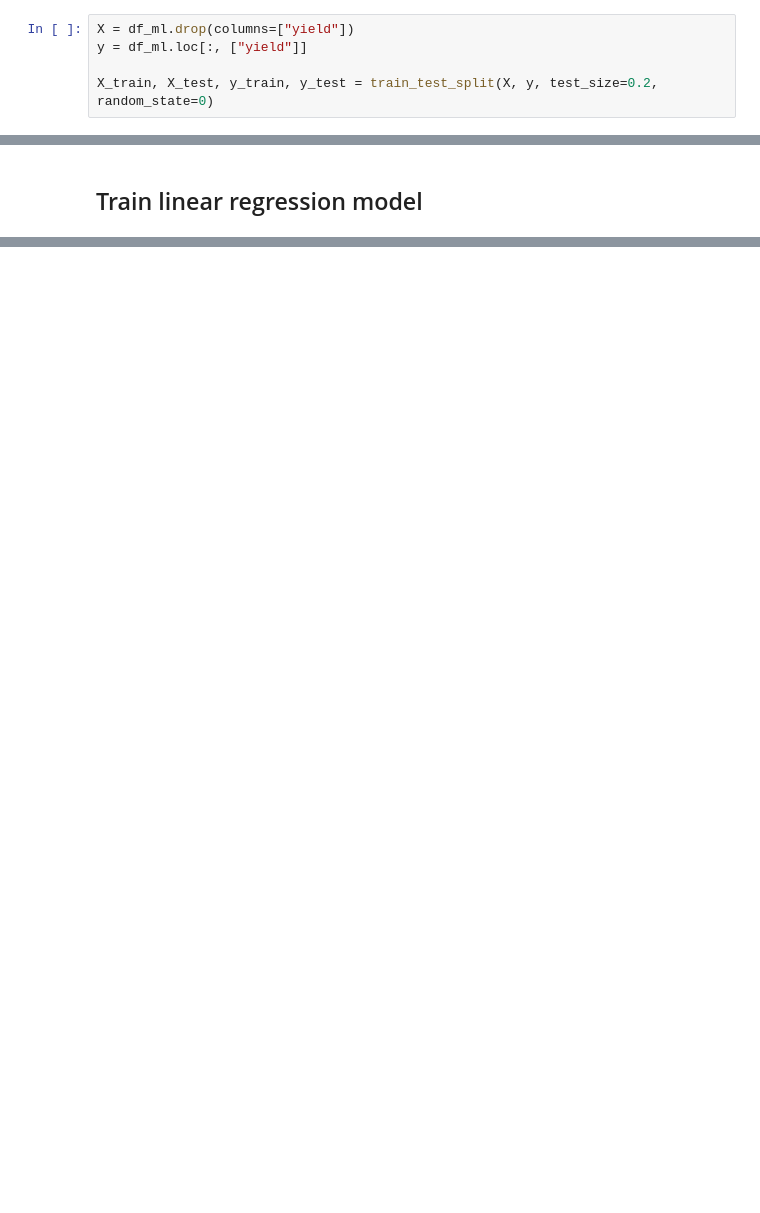
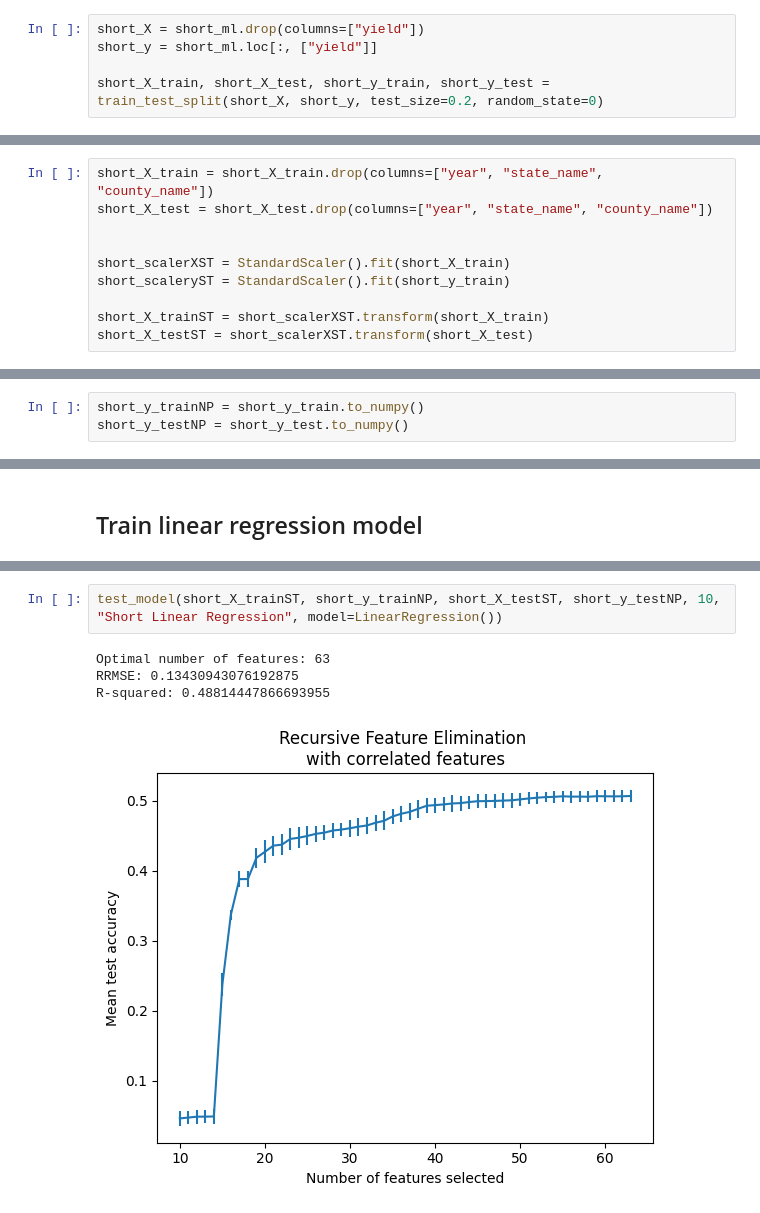
Before and after one commit to claudiosv/Computing-for-Food-Security, a Jupyter notebook: Project 3/ml-tests.ipynb, the cells around one changed output, grey strips where cells are left out. Cells and saved outputs as stored; diff of their text form; blank space fills up the shorter version.

```diff
--- a/Project 3/ml-tests.ipynb
+++ b/Project 3/ml-tests.ipynb
@@ -160,7 +205,7 @@ long_window_df = df_ml[long_window_columns]
 # %% [markdown]
 ## Separate into features and labels
 # %%
-X = df_ml.drop(columns=["yield"])
-y = df_ml.loc[:, ["yield"]]
+short_X = short_ml.drop(columns=["yield"])
+short_y = short_ml.loc[:, ["yield"]]
 
-X_train, X_test, y_train, y_test = train_test_split(X, y, test_size=0.2, random_state=0)
+short_X_train, short_X_test, short_y_train, short_y_test = train_test_split(short_X, short_y, test_size=0.2, random_state=0)
@@ -191,0 +237,10 @@ y_testNP = y_test.to_numpy()
+# %%
+short_X_train = short_X_train.drop(columns=["year", "state_name", "county_name"])
+short_X_test = short_X_test.drop(columns=["year", "state_name", "county_name"])
+
+
+short_scalerXST = StandardScaler().fit(short_X_train)
+short_scaleryST = StandardScaler().fit(short_y_train)
+
+short_X_trainST = short_scalerXST.transform(short_X_train)
+short_X_testST = short_scalerXST.transform(short_X_test)
@@ -192,3 +250,6 @@ y_testNP = y_test.to_numpy()
+# %%
+short_y_trainNP = short_y_train.to_numpy()
+short_y_testNP = short_y_test.to_numpy()
 # %% [markdown]
 ## Train lasso model
 # %%
@@ -496,0 +312,7 @@ KeyboardInterrupt:
+# %%
+test_model(short_X_trainST, short_y_trainNP, short_X_testST, short_y_testNP, 10, "Short Linear Regression", model=LinearRegression())
+# %% [output]
+Optimal number of features: 63
+RRMSE: 0.13430943076192875
+R-squared: 0.48814447866693955
+[figure, added]
```
Also changed, not shown: parts of 64 cells of this notebook, 17 other files.
